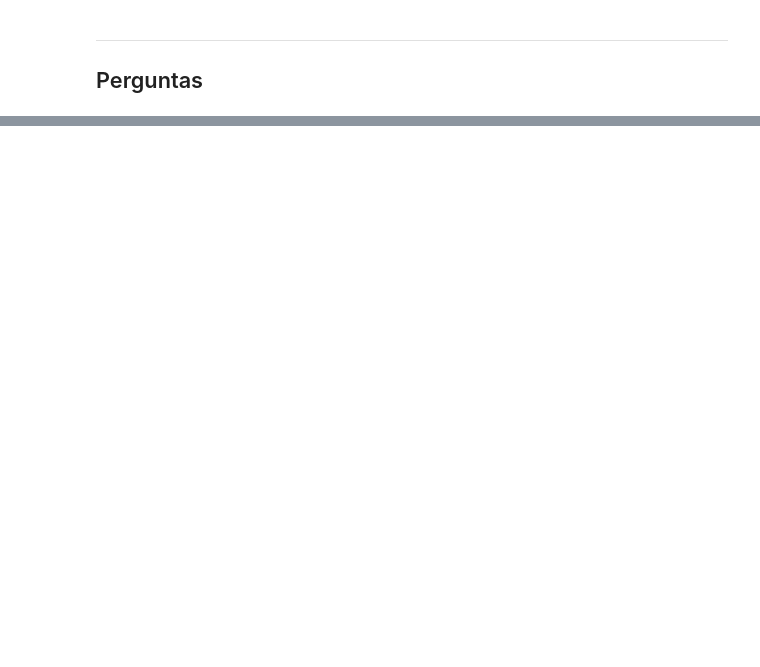
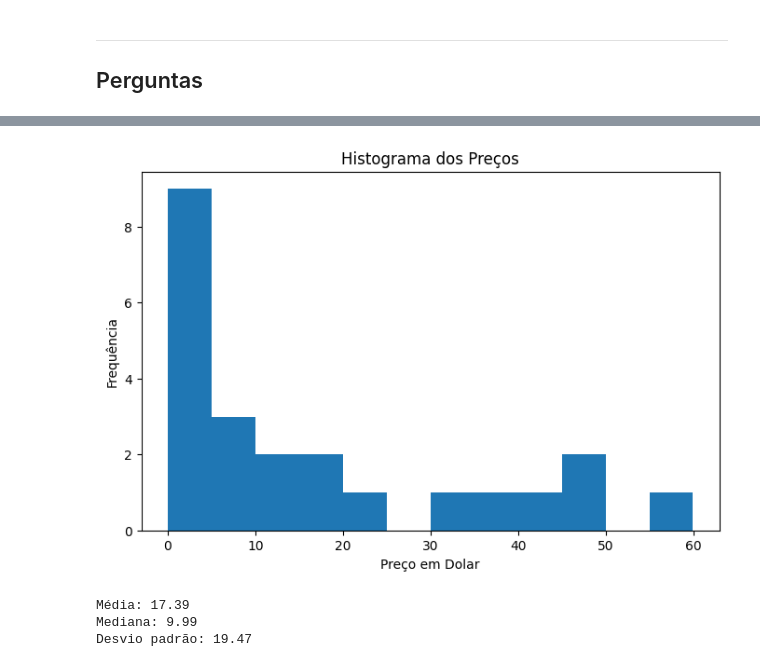
Before and after one commit to AlortCraft/Projeto-ICD-Steam, a Jupyter notebook: relatorio.ipynb, the cells around one changed output, grey strips where cells are left out. Cells and saved outputs as stored; diff of their text form; code cells hidden in the pictures; blank space fills up the shorter version.

```diff
--- a/relatorio.ipynb
+++ b/relatorio.ipynb
@@ -102,0 +99,16 @@ Length: 262, dtype: object
+# %%
+df_games_fixos = pd.read_csv("data/all_games_info.csv")
+df_games_fixos = pd.merge(df_games_fixos, pd.read_csv("data/all_games_review.csv"), on="id", how="outer")
+df_games_fixos = pd.merge(df_games_fixos, pd.read_csv("data/all_games_time.csv"), on="id", how="outer")
+
+for i in range(6):
+    year = 2019 + i
+
+    df_year = pd.read_csv(f"data/most_played_{year}.csv")
+    df_games_fixos = pd.merge(df_games_fixos, df_year, on='id', suffixes=(f"_{year-1}", f"_{year}"))
+
+df_games_fixos["mean_average"] = df_games_fixos[['average_2019','average_2020','average_2021','average_2022','average_2023','average_2024']].mean(axis=1)
+
+
+print("Jogos que se mantiveram no topo entre 2019 e 2024:")
+print(df_games_fixos["game"])
@@ -102,0 +133,17 @@ Length: 262, dtype: object
+# %%
+plt.figure(figsize=(8, 5))
+plt.hist(df_games_fixos["price_USD"], bins=12)
+
+plt.title("Histograma dos Preços")
+plt.xlabel("Preço em Dolar")
+plt.ylabel("Frequência")
+plt.show()
+
+print(f"Média: {df_games_fixos["price_USD"].mean():.2f}")
+print(f"Mediana: {df_games_fixos["price_USD"].median():.2f}")
+print(f"Desvio padrão: {df_games_fixos["price_USD"].std():.2f}")
+# %% [output]
+[figure, added]
+Média: 17.39
+Mediana: 9.99
+Desvio padrão: 19.47
```
Also changed, not shown: parts of 13 cells of this notebook, 13 other files.
